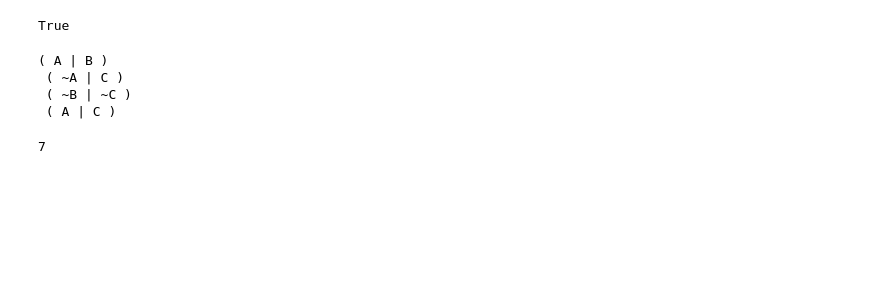
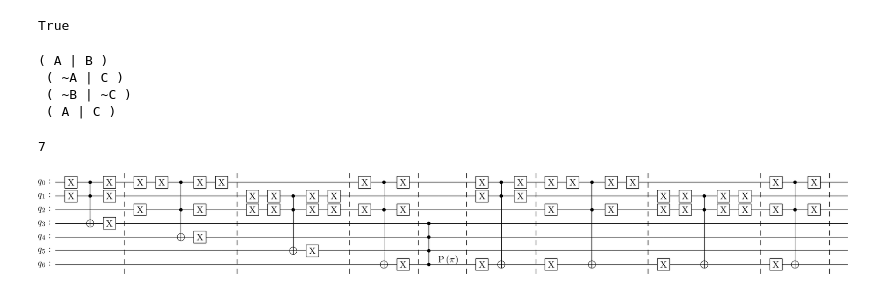
Before and after one commit to michelebanfi/quantum-information-and-algorithms, a Jupyter notebook: Exercises_05.ipynb, the cells around one changed output. Drawn from its saved outputs; the diff is of its cells as text; code cells hidden in the pictures; blank space fills up the shorter version.

```diff
--- a/Exercises_05.ipynb
+++ b/Exercises_05.ipynb
@@ -324,0 +375,7 @@ n
+# %%
+qc = QuantumCircuit(n)
+create_circuit(qc)
+# %%
+circuit_drawer(qc, output="latex")
+# %% [output]
+[figure, added]
```
Also changed, not shown: parts of 3 cells of this notebook.
